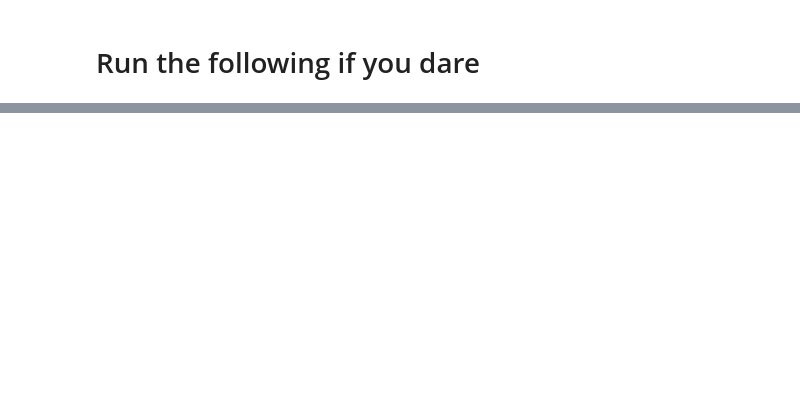
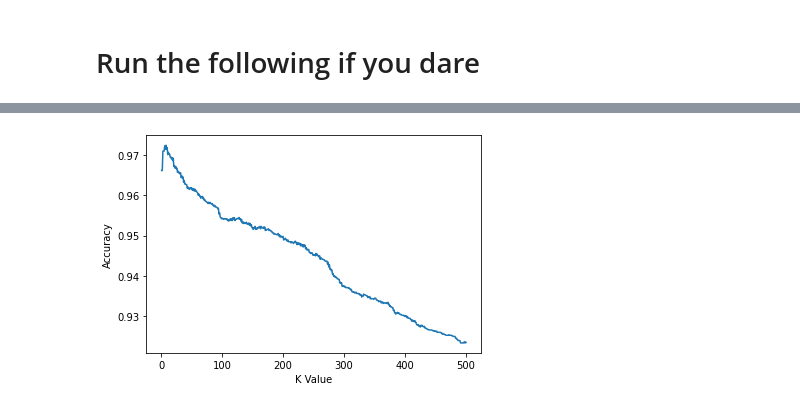
Before and after one commit to EMAT31530/ai-group-project-group-28, a Jupyter notebook: KNN testing/KNN sorting.ipynb, the cells around one changed output, grey strips where cells are left out. Saved outputs shown, nothing was run; the diff lists cells and outputs as text; code cells hidden in the pictures; blank space fills up the shorter version.

```diff
--- a/KNN testing/KNN sorting.ipynb
+++ b/KNN testing/KNN sorting.ipynb
@@ -73,3 +58,24 @@ accuracy = [np.array(final_knn(training,q,i)).sum() for i in range(1,101)]
+# %%
+def evaluation(all_predictions):
+    accuracy = []
+    length = len(all_predictions[0])
+
+    for i in all_predictions:
+        true = i.sum()
+        accuracy_score = true / length
+        accuracy.append(accuracy_score)
+
+    return accuracy
+# %%
+#plots accuracy against k value
+def plot_evaluation(accuracy):
+    x = np.arange(1,len(accuracy)+1)
+
+    plt.figure()
+    plt.plot(x,accuracy)
+    plt.xlabel('K Value')
+    plt.ylabel('Accuracy')
+    plt.show()
 # %% [markdown]
 # Run the following if you dare
 # %%
@@ -77,3 +103,5 @@ sorted_distances_array = sorted_distances(training, validation)
+# %%
+q = np.load('predictions.npy')
 # %%
-k_val, accuracy = evaluation_knn(training, sorted_distances_array, 1000)
+evaluate = evaluation(q)
 # %%
@@ -80,0 +127,4 @@ plot_evaluation(k_val, accuracy)
+# %%
+plot_evaluation(evaluate)
+# %% [output]
+[figure, added]
```
Also changed, not shown: parts of 11 cells of this notebook, 1 other file.
